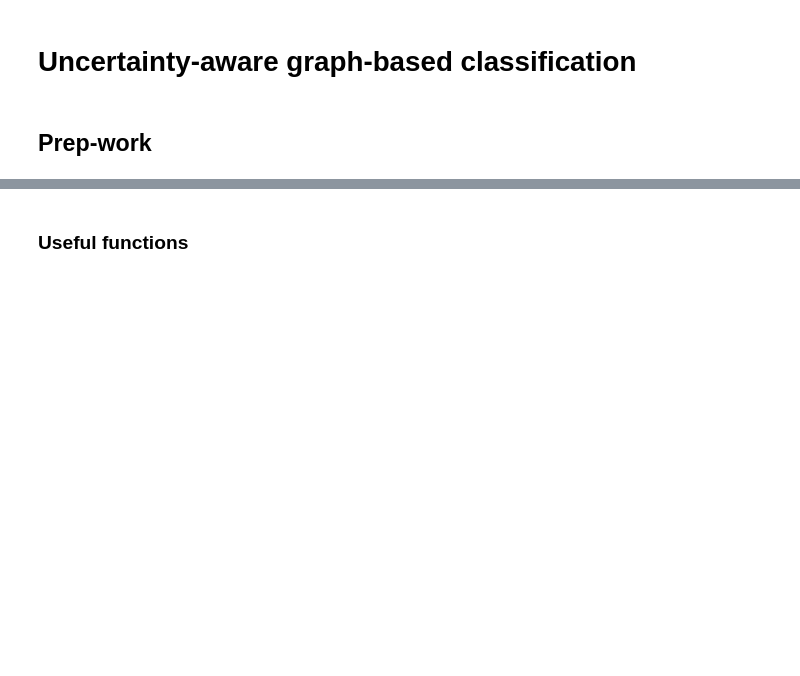
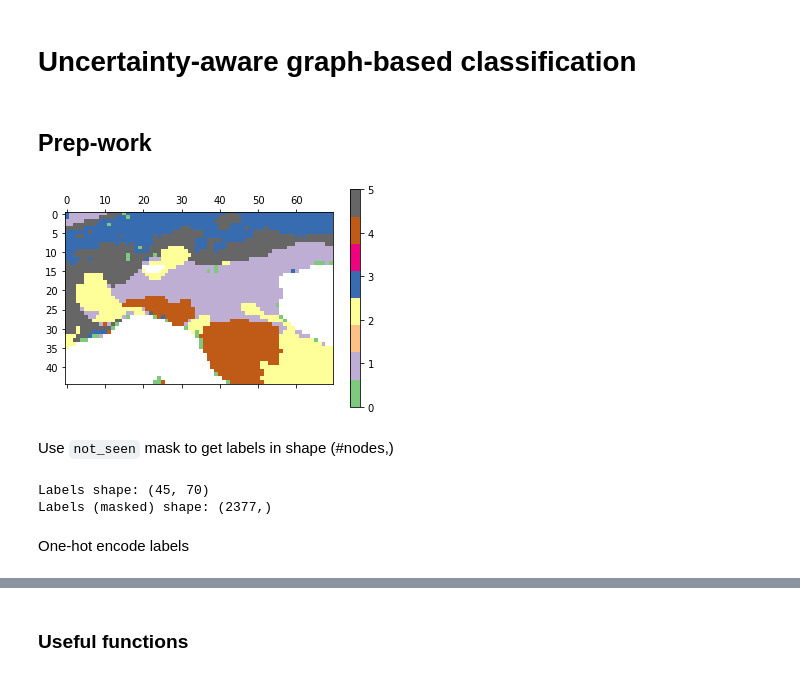
Before and after one commit to iainrolland/berkeley_lab, a Jupyter notebook: uncertainty_graph_notebook.ipynb, the cells around one changed output, grey strips where cells are left out. Cells and saved outputs as stored; diff of their text form; code cells hidden in the pictures; blank space fills up the shorter version.

```diff
--- a/uncertainty_graph_notebook.ipynb
+++ b/uncertainty_graph_notebook.ipynb
@@ -170,3 +182,26 @@ for i in range(10):
 # Uncertainty-aware graph-based classification
 # %% [markdown]
 ## Prep-work
+# %%
+italy_data = np.load("x.npy")
+label_map = np.load("labels/Italy.npy")
+not_seen = np.load("not_seen.npy")
+# %%
+fig, ax = plt.subplots()
+cm = ax.matshow(label_map, cmap=plt.cm.Accent)
+fig.colorbar(cm, ax=ax)
+plt.show()
+# %% [output]
+[figure, added]
+# %% [markdown]
+Use `not_seen` mask to get labels in shape (#nodes,)
+# %%
+print("Labels shape: {}".format(label_map.shape))
+
+labels = label_map.flatten()[~not_seen]
+print("Labels (masked) shape: {}".format(labels.shape))
+# %% [output]
+Labels shape: (45, 70)
+Labels (masked) shape: (2377,)
+# %% [markdown]
+One-hot encode labels
```
Also changed, not shown: parts of 33 cells of this notebook.
